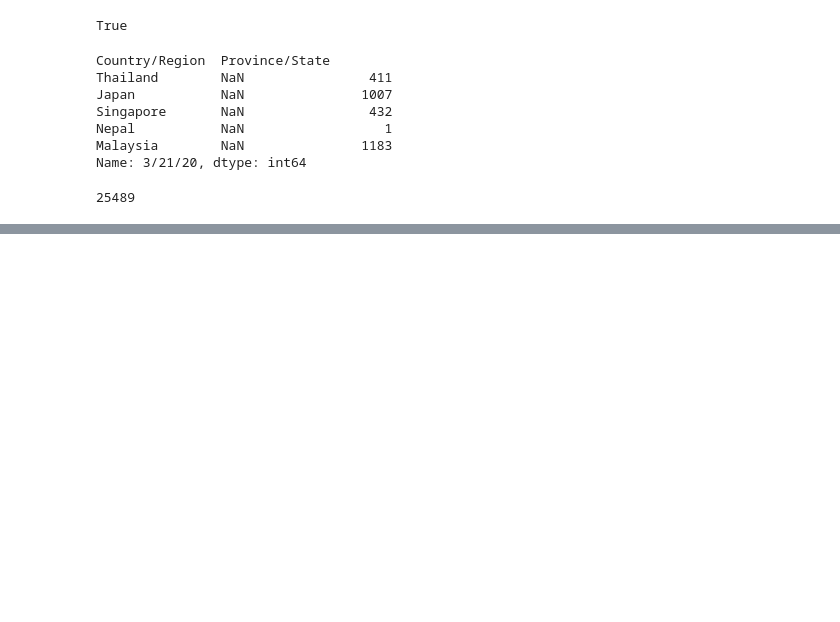
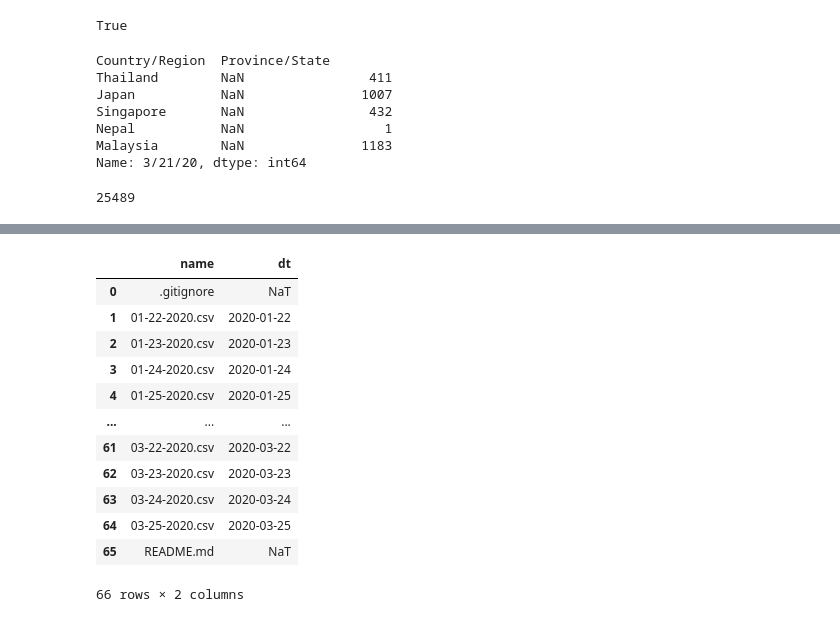
Before and after one commit to vykhand/realherobot, a Jupyter notebook: notebooks/20200322_CSSE_Datafeed.ipynb, the cells around one changed output, grey strips where cells are left out. Saved outputs shown, nothing was run; the diff lists cells and outputs as text; code cells hidden in the pictures; blank space fills up the shorter version.

```diff
--- a/notebooks/20200322_CSSE_Datafeed.ipynb
+++ b/notebooks/20200322_CSSE_Datafeed.ipynb
@@ -31,3 +31,6 @@ df_confirmed["US"].sum()
 25489
 # %%
 pd.to_datetime(df_confirmed.iloc[:,-1].name)
+# %%
+import requests
+req = requests.get("https://api.github.com/repositories/238316428/contents/csse_covid_19_data/csse_covid_19_daily_reports")
@@ -33,0 +57,3 @@ pd.to_datetime(df_confirmed.iloc[:,-1].name)
+# %%
+dts  = pd.DataFrame(pd.Series([n["name"] for n in req.json()], name = "name"))
+dts
@@ -33,0 +74,17 @@ pd.to_datetime(df_confirmed.iloc[:,-1].name)
+# %%
+dts["dt"] = pd.to_datetime(dts["name"].str.rstrip(".csv"), errors = "coerce")
+dts
+# %% [output]
+|  | name | dt |
+| 0 | .gitignore | NaT |
+| 1 | 01-22-2020.csv | 2020-01-22 |
+| 2 | 01-23-2020.csv | 2020-01-23 |
+| 3 | 01-24-2020.csv | 2020-01-24 |
+| 4 | 01-25-2020.csv | 2020-01-25 |
+| ... | ... | ... |
+| 61 | 03-22-2020.csv | 2020-03-22 |
+| 62 | 03-23-2020.csv | 2020-03-23 |
+| 63 | 03-24-2020.csv | 2020-03-24 |
+| 64 | 03-25-2020.csv | 2020-03-25 |
+| 65 | README.md | NaT |
+66 rows × 2 columns
```
Also changed, not shown: parts of 10 cells of this notebook, 3 other files.
